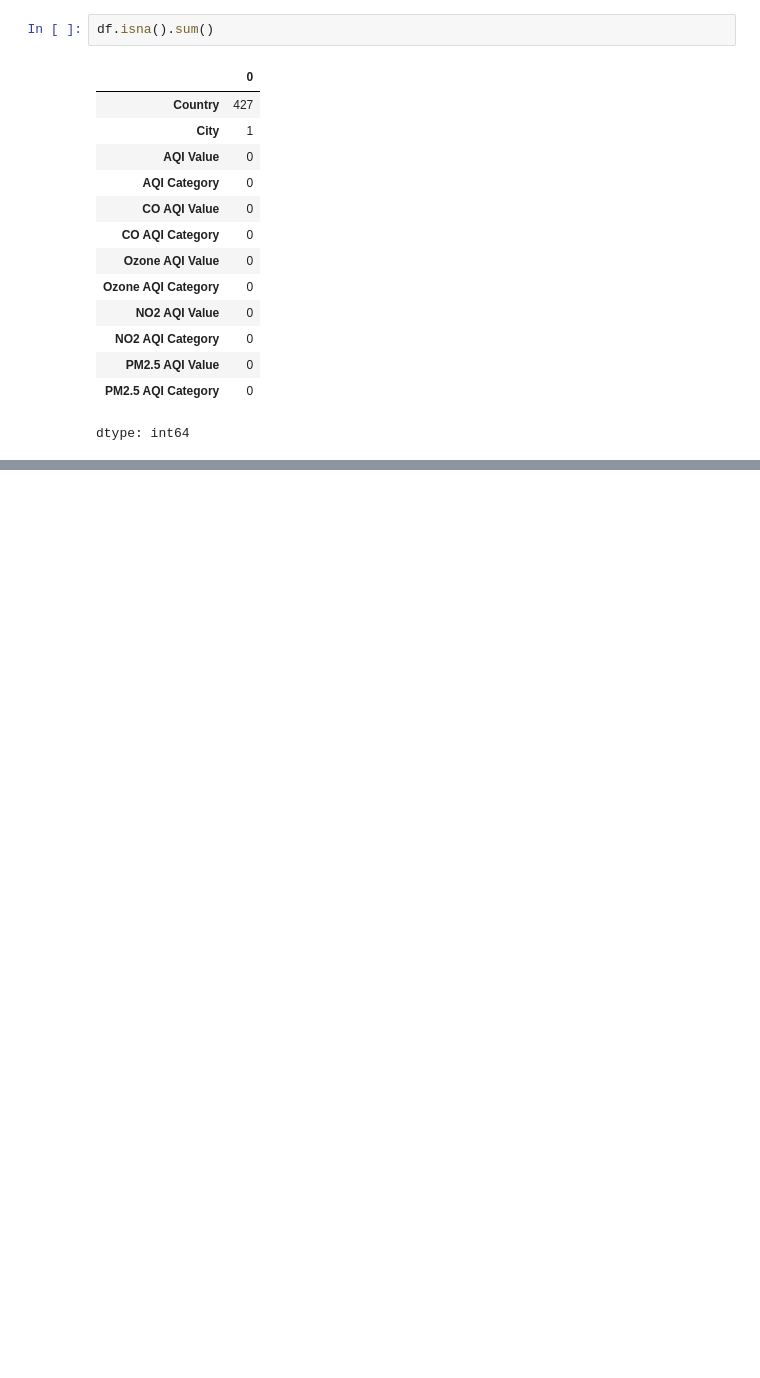
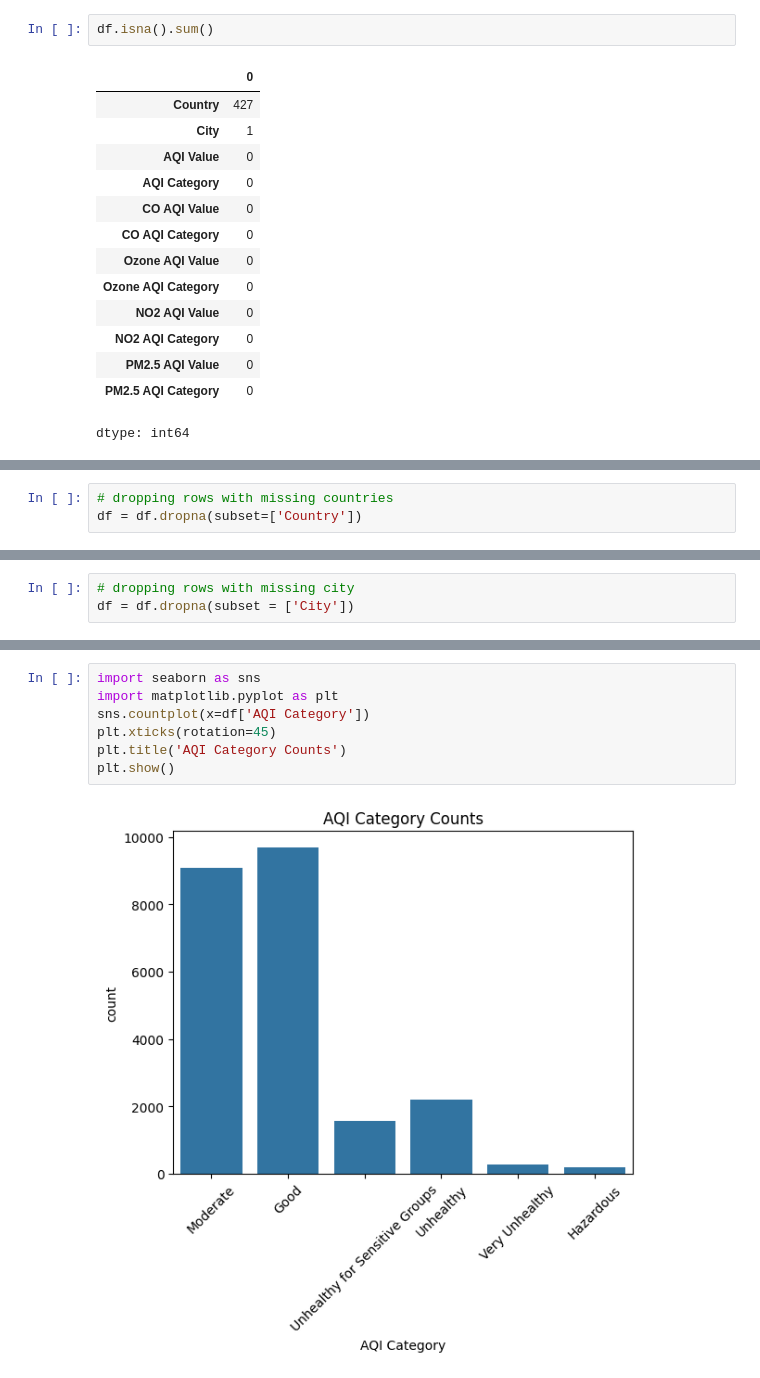
Before and after one commit to ryadavnitb/Batch-6, a Jupyter notebook: EnviroScan.ipynb, the cells around one changed output, grey strips where cells are left out. Saved outputs shown, nothing was run; the diff lists cells and outputs as text; blank space fills up the shorter version.

```diff
--- a/EnviroScan.ipynb
+++ b/EnviroScan.ipynb
@@ -70,0 +89,3 @@ dtype: int64
+# %%
+# dropping rows with missing countries
+df = df.dropna(subset=['Country'])
@@ -70,0 +97,3 @@ dtype: int64
+# %%
+# dropping rows with missing city
+df = df.dropna(subset = ['City'])
@@ -70,0 +223,9 @@ dtype: int64
+# %%
+import seaborn as sns
+import matplotlib.pyplot as plt
+sns.countplot(x=df['AQI Category'])
+plt.xticks(rotation=45)
+plt.title('AQI Category Counts')
+plt.show()
+# %% [output]
+[figure, added]
```
Also changed, not shown: parts of 19 cells of this notebook.
